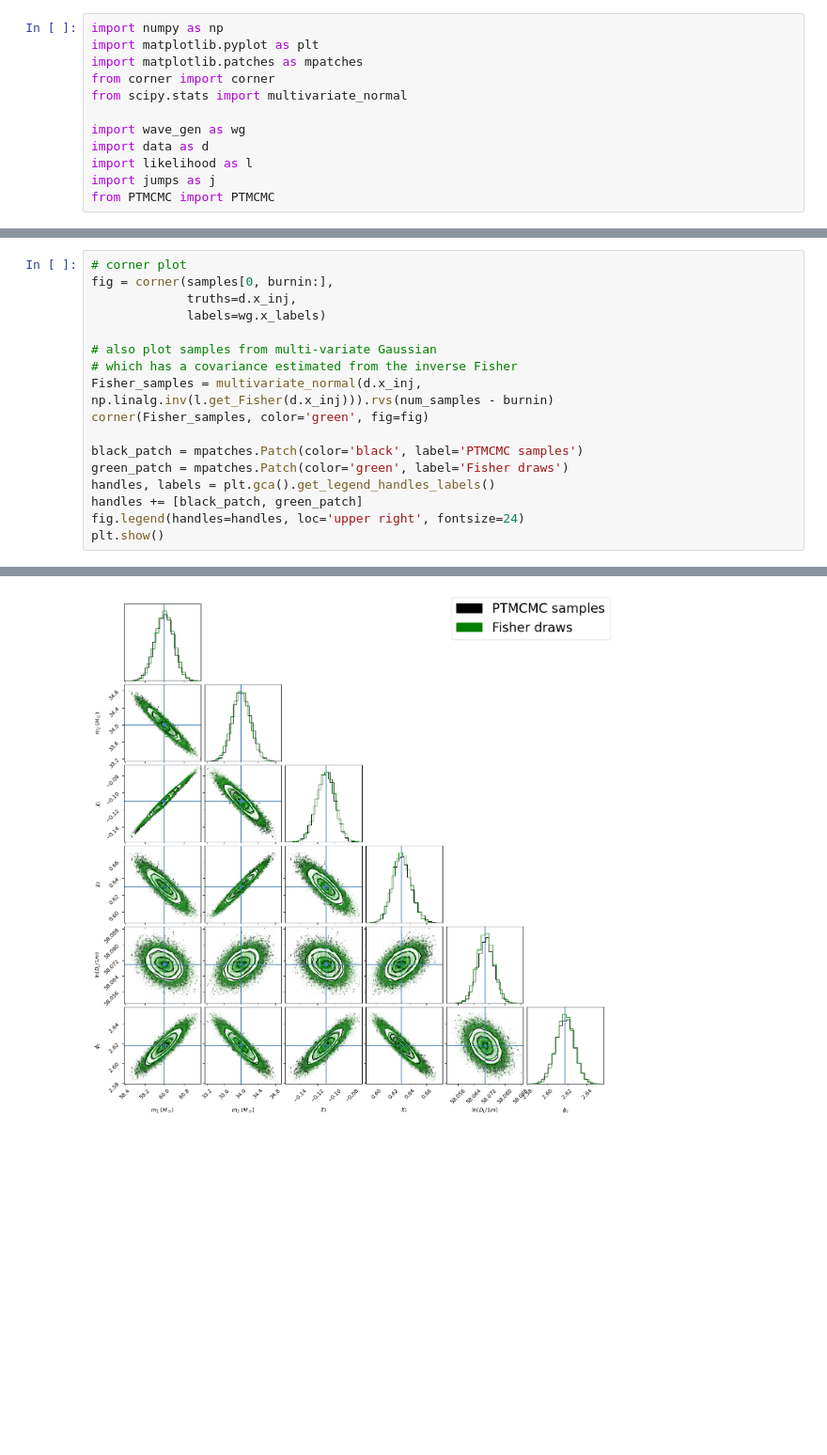
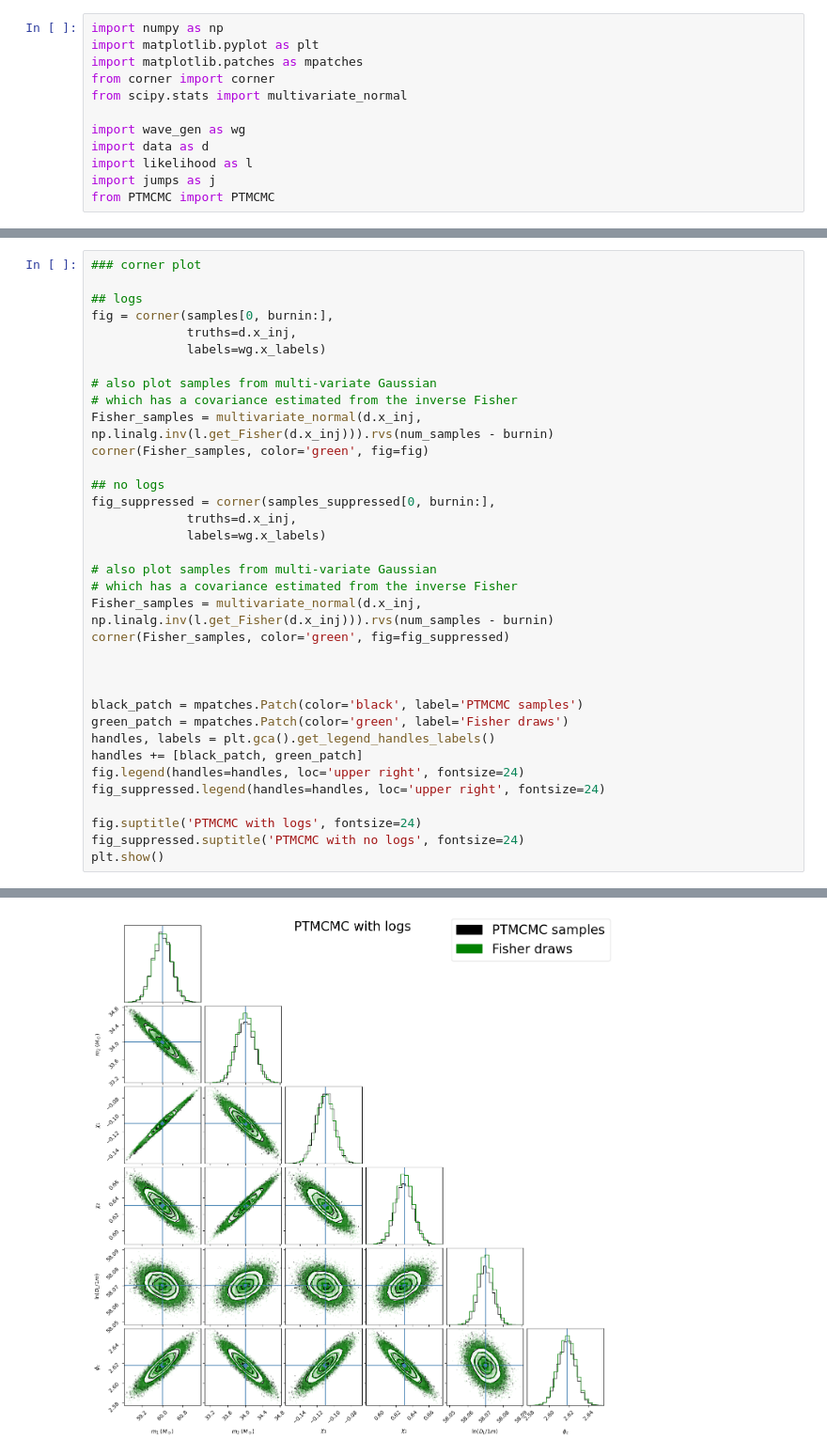
Before and after one commit to jimmy-gw/GWTails_ParameterEstimation, a Jupyter notebook: LOGSvsNOLOGS.ipynb, the cells around one changed output, grey strips where cells are left out. Shown at 94% size. Drawn from its saved outputs; the diff is of its cells as text; blank space fills up the shorter version.

```diff
--- a/LOGSvsNOLOGS.ipynb
+++ b/LOGSvsNOLOGS.ipynb
@@ -176,5 +215,7 @@ plt.show()
 # %%
-# corner plot
+### corner plot
+
+## logs
 fig = corner(samples[0, burnin:],
              truths=d.x_inj,
              labels=wg.x_labels)
@@ -184,10 +225,26 @@ fig = corner(samples[0, burnin:],
 Fisher_samples = multivariate_normal(d.x_inj, np.linalg.inv(l.get_Fisher(d.x_inj))).rvs(num_samples - burnin)
 corner(Fisher_samples, color='green', fig=fig)
 
+## no logs
+fig_suppressed = corner(samples_suppressed[0, burnin:],
+             truths=d.x_inj,
+             labels=wg.x_labels)
+
+# also plot samples from multi-variate Gaussian
+# which has a covariance estimated from the inverse Fisher
+Fisher_samples = multivariate_normal(d.x_inj, np.linalg.inv(l.get_Fisher(d.x_inj))).rvs(num_samples - burnin)
+corner(Fisher_samples, color='green', fig=fig_suppressed)
+
+
+
 black_patch = mpatches.Patch(color='black', label='PTMCMC samples')
 green_patch = mpatches.Patch(color='green', label='Fisher draws')
 handles, labels = plt.gca().get_legend_handles_labels()
 handles += [black_patch, green_patch]
 fig.legend(handles=handles, loc='upper right', fontsize=24)
+fig_suppressed.legend(handles=handles, loc='upper right', fontsize=24)
+
+fig.suptitle('PTMCMC with logs', fontsize=24)
+fig_suppressed.suptitle('PTMCMC with no logs', fontsize=24)
 plt.show()
 # %% [output]
@@ -194 +257 @@ plt.show()
-[figure, old version]
+[figure, new version]
```
Also changed, not shown: parts of 9 cells of this notebook, 3 other files.
